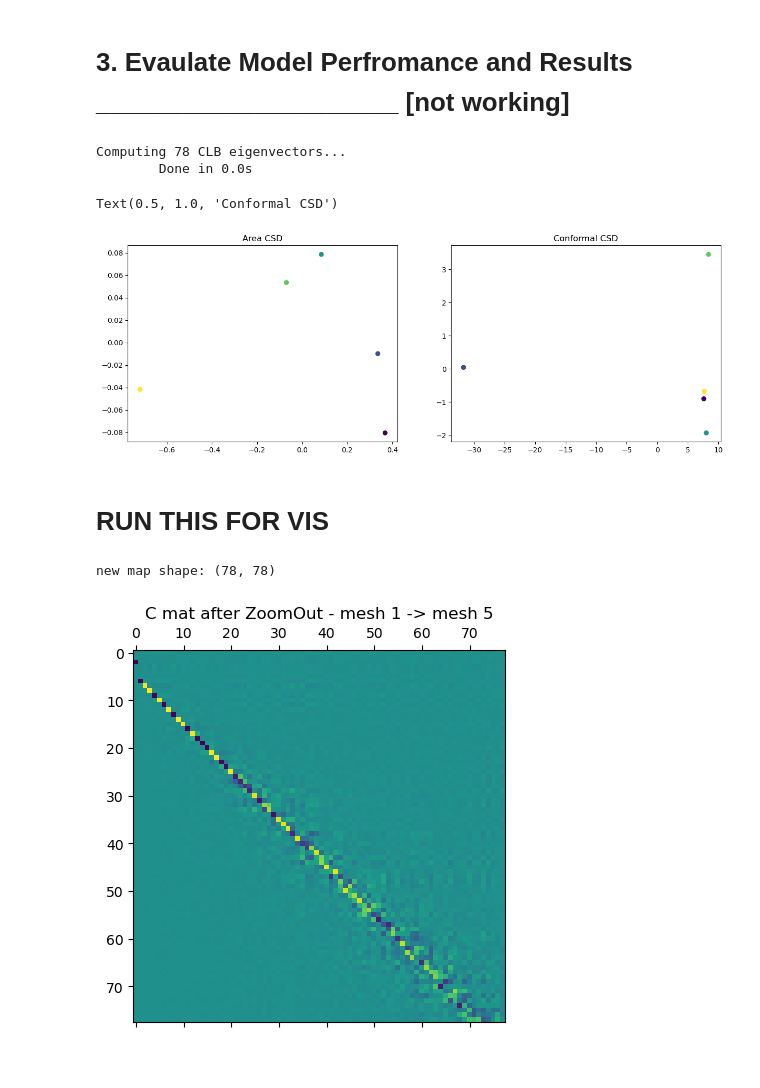
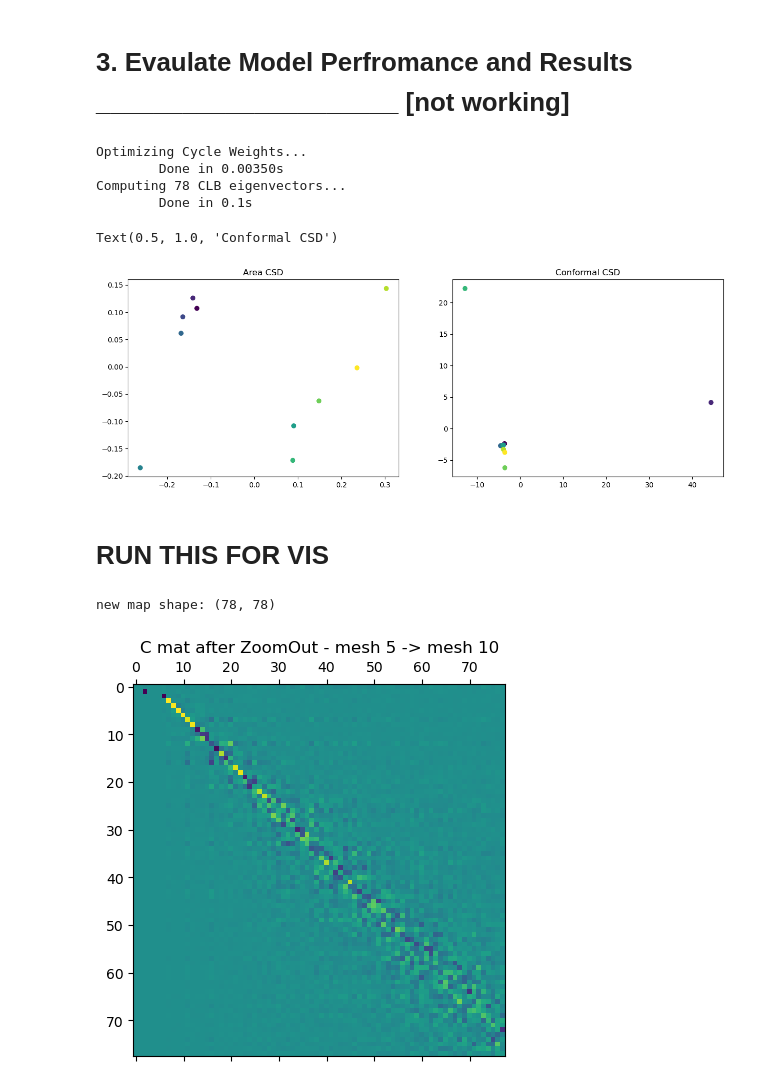
Before and after one commit to Arma1500/capstone2025, a Jupyter notebook: implementation/CZ_implementation_new_meshes.ipynb, the cells around one changed output. Saved outputs shown, nothing was run; the diff lists cells and outputs as text; code cells hidden in the pictures.

```diff
--- a/implementation/CZ_implementation_new_meshes.ipynb
+++ b/implementation/CZ_implementation_new_meshes.ipynb
@@ -79,7 +79,7 @@ def clean_mesh(mesh):
 path = os.path.abspath('renders_small_dataset')
 
 start_frame = 1
-end_frame = 5
+end_frame = 10
 frames = [str(i).zfill(4) for i in range(start_frame, end_frame + 1)]
 
 # load meshes
@@ -469,7 +393,7 @@ IN NEW DECAY SECTION
 import pickle as p
 
 # #save
-with open("../../fmn_model_5_w_decay.pkl", "wb") as f:
+with open("../../fmn_model_10_w_decay.pkl", "wb") as f:
     p.dump(fmn_model, f)
 
 # load
@@ -507,16 +431,18 @@ axs[0].set_title('Area CSD')
 axs[1].scatter(emb_red_c[:, 0], emb_red_c[:, 1], c=np.arange(len(emb_red_c)))
 axs[1].set_title('Conformal CSD')
 # %% [output]
+Optimizing Cycle Weights...
+        Done in 0.00350s
 Computing 78 CLB eigenvectors...
-        Done in 0.0s
+        Done in 0.1s
 Text(0.5, 1.0, 'Conformal CSD')
-[figure, old version]
+[figure, new version]
 # %% [markdown]
 # RUN THIS FOR VIS
 # %%
 # For Display
-ind_1 = 0
-ind_2 = 4
+ind_1 = 4
+ind_2 = 9
 
 mesh1, mesh2 = mesh_list[ind_1], mesh_list[ind_2]
 
@@ -533,33 +459,33 @@ plt.show()
 # map_2_3 = new_maps_dict[(1,2)]
 # map_3_4 = new_maps_dict[(2,3)]
 # map_4_5 = new_maps_dict[(3,4)]
 
 # map_5_6 = new_maps_dict[(4,5)]
 # map_6_7 = new_maps_dict[(5,6)]
 # map_7_8 = new_maps_dict[(6,7)]
 # map_8_9 = new_maps_dict[(7,8)]
 # map_9_10 = new_maps_dict[(8,9)]
 
 # comp_map = map_1_2 @ map_2_3 @ map_3_4 @ map_4_5 @ map_5_6 @ map_6_7 @ map_7_8 @ map_8_9 @ map_9_10
 # plt.matshow(comp_map)
 # plt.title(f"composite map 1 to 10")
 # plt.show()
 
 
 # mesh1_o3d, mesh2_o3d = mesh_list_o3d[ind_1], mesh_list_o3d[ind_2]
 # verts_o3d = np.asarray(mesh1_o3d.vertices)
 
 p2p_15 = spectral.convert.mesh_FM_to_p2p(map_1_3, mesh1, mesh2) # need to look at this function properly
 
 cmap_1 = visu(mesh1.vertlist)
 cmap_2 = cmap_1[p2p_15]
 double_plot(mesh1, mesh2, cmap_1, cmap_2)
 
 # print(mesh1.vertlist.shape)
 # print(mesh2.vertlist.shape)
 # print(p2p_21.shape)
 # %% [output]
 new map shape: (78, 78)
-[figure, old version]
+[figure, new version]
 [interactive output not drawn]
 [interactive output not drawn]
```
Also changed, not shown: parts of 6 cells of this notebook, 1 other file.
